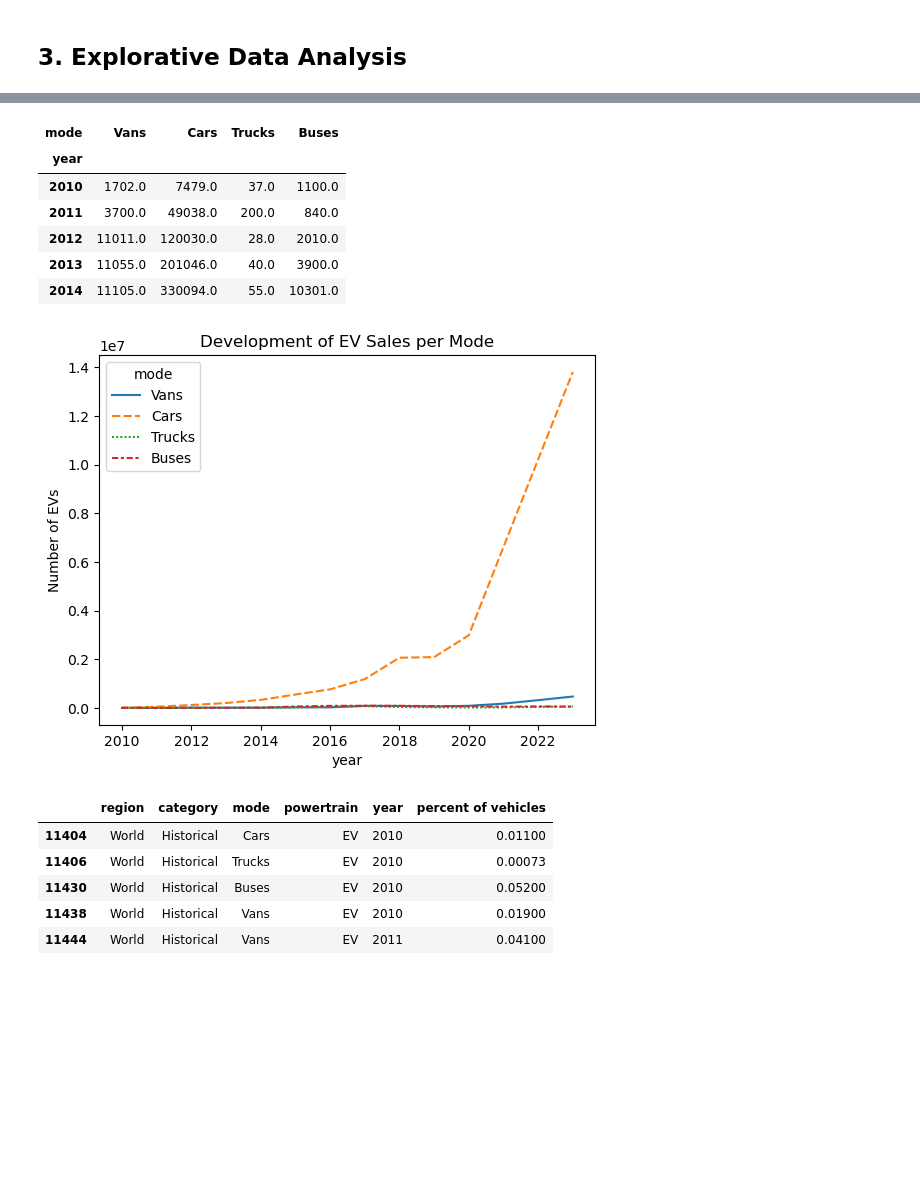
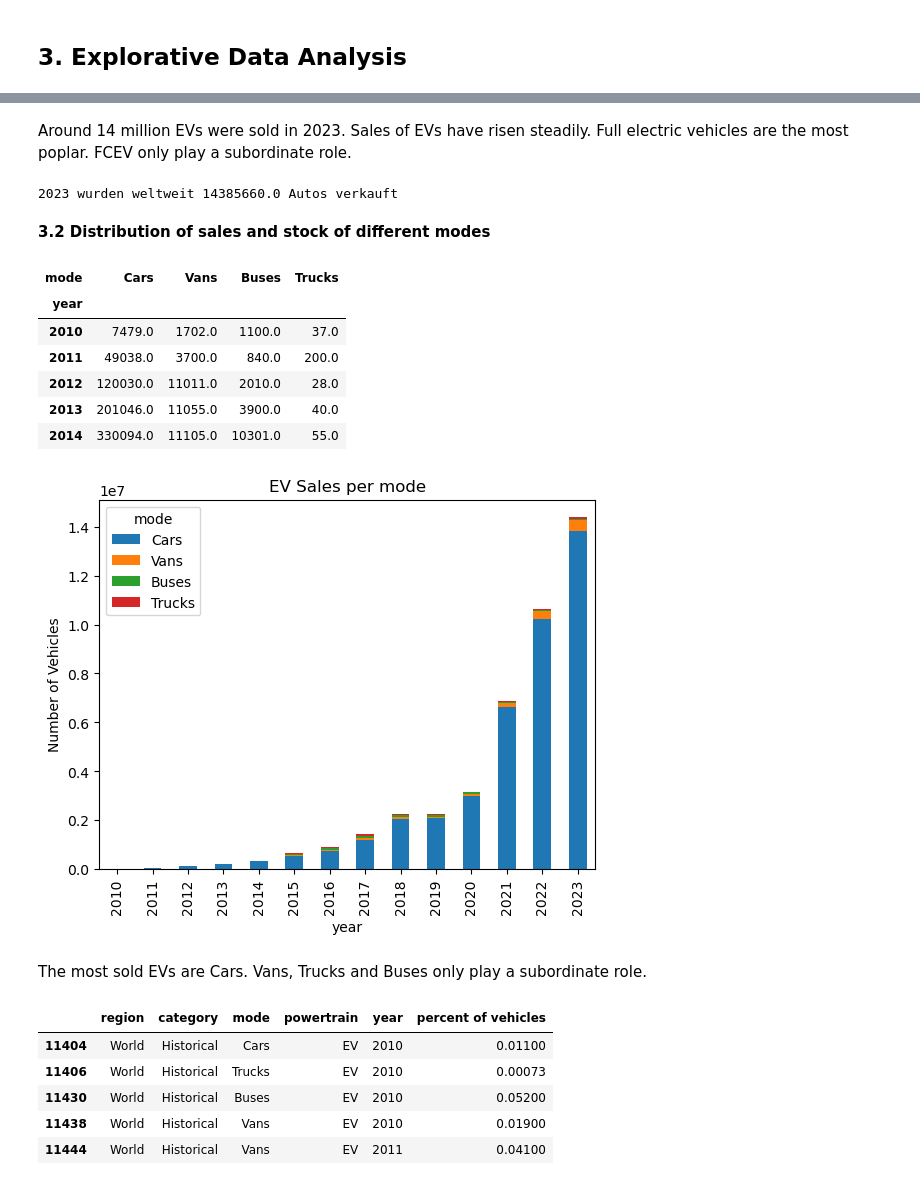
Before and after one commit to jenst0710/Electromobility-Data-Analysis, a Jupyter notebook: Capstone.ipynb, the cells around one changed output, grey strips where cells are left out. Drawn from its saved outputs; the diff is of its cells as text; code cells hidden in the pictures; blank space fills up the shorter version.

Commit message:
start of explorative data anlysis
Chapter 3.2, 3.2 and 3.3

```diff
--- a/Capstone.ipynb
+++ b/Capstone.ipynb
@@ -158,21 +167,28 @@ FCEV keine significante Rolle; Stand der Forschung nicht genug
+# %% [markdown]
+Around 14 million EVs were sold in 2023. Sales of EVs have risen steadily. Full electric vehicles are the most poplar. FCEV only play a subordinate role.
+# %%
+print (f"2023 wurden weltweit {EV_sales_h_gl_powertrain_pivot[EV_sales_h_gl_powertrain_pivot.index==2023].sum().sum()} Autos verkauft")
+# %% [output]
+2023 wurden weltweit 14385660.0 Autos verkauft
+# %% [markdown]
+**3.2 Distribution of sales and stock of different modes**
 # %%
 # Create Pivot table for differentiation of powertrains
 EV_sales_h_gl_mode_pivot = EV_sales_h_gl.pivot_table(index=['region', 'category', 'powertrain', 'year'], columns='mode', values='number of vehicles').reset_index()
-EV_sales_h_gl_mode_pivot =EV_sales_h_gl_mode_pivot.groupby('year')[['Vans', 'Cars','Trucks','Buses']].sum()
+EV_sales_h_gl_mode_pivot =EV_sales_h_gl_mode_pivot.groupby('year')[['Cars', 'Vans','Buses','Trucks']].sum()
 EV_sales_h_gl_mode_pivot.head()
 # %% [output]
-| mode | Vans | Cars | Trucks | Buses |
+| mode | Cars | Vans | Buses | Trucks |
 | year |  |  |  |  |
-| 2010 | 1702.0 | 7479.0 | 37.0 | 1100.0 |
-| 2011 | 3700.0 | 49038.0 | 200.0 | 840.0 |
-| 2012 | 11011.0 | 120030.0 | 28.0 | 2010.0 |
-| 2013 | 11055.0 | 201046.0 | 40.0 | 3900.0 |
-| 2014 | 11105.0 | 330094.0 | 55.0 | 10301.0 |
+| 2010 | 7479.0 | 1702.0 | 1100.0 | 37.0 |
+| 2011 | 49038.0 | 3700.0 | 840.0 | 200.0 |
+| 2012 | 120030.0 | 11011.0 | 2010.0 | 28.0 |
+| 2013 | 201046.0 | 11055.0 | 3900.0 | 40.0 |
+| 2014 | 330094.0 | 11105.0 | 10301.0 | 55.0 |
 # %%
-sns.lineplot(data=EV_sales_h_gl_mode_pivot)
-plt.title('Development of EV Sales per Mode')
-plt.xlabel('year')
-plt.ylabel('Number of EVs')
+EV_sales_h_gl_mode_pivot.plot(kind='bar', stacked=True)
+plt.title('EV Sales per mode')
+plt.ylabel('Number of Vehicles')
 plt.show()
 # %% [output]
-[figure, old version]
+[figure, new version]
@@ -181,3 +195,5 @@ Cars  werden hauptsache Verkauft, Vans, Trucks und Buses spielen untergeordnete
+# %% [markdown]
+The most sold EVs are Cars. Vans, Trucks and Buses only play a subordinate role.
 # %%
 EV_sales__share_h_gl=EV_sales_share[(EV_sales_share['category']=='Historical')  & (EV_sales_share['region']=='World')]
 # %%
```
Also changed, not shown: parts of 41 cells of this notebook.
